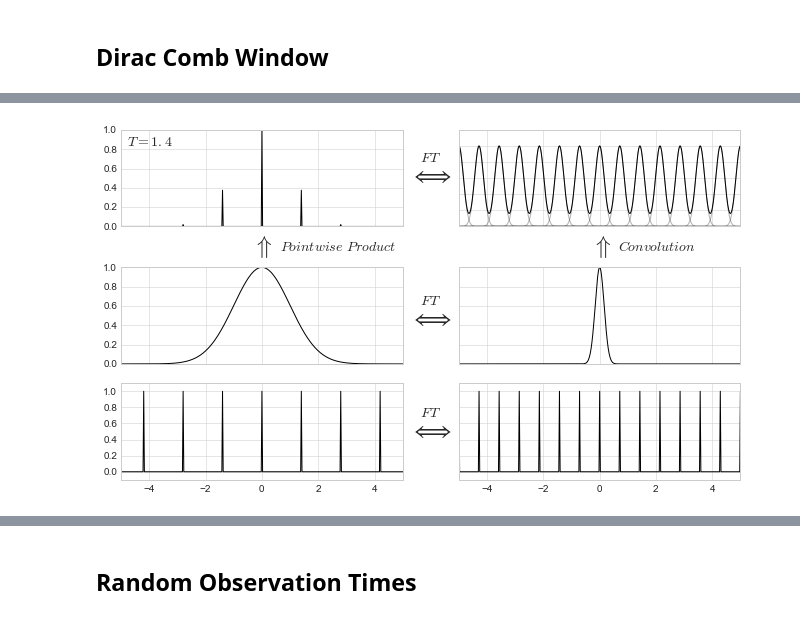
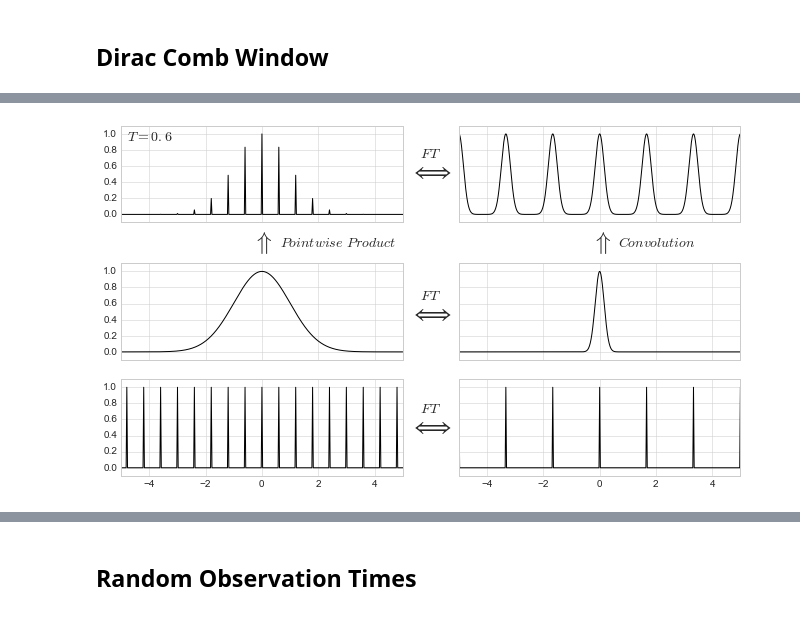
Before and after one commit to jakevdp/PracticalLombScargle, a Jupyter notebook: figures/WindowFunctions.ipynb, the cells around one changed output, grey strips where cells are left out. Drawn from its saved outputs; the diff is of its cells as text; code cells hidden in the pictures.

Commit message:
Clean up window figure code

```diff
--- a/figures/WindowFunctions.ipynb
+++ b/figures/WindowFunctions.ipynb
@@ -45,7 +45,7 @@ def tophat_func(width, height=None, center=0, xmin=None, xmax=None):
              [0, 0, height, height, 0, 0])
 # %%
 def FT_plotgrid(sharex='col', sharey='col'):
-    fig, ax = plt.subplots(3, 2, figsize=(10, 6), sharex='col')
+    fig, ax = plt.subplots(3, 2, figsize=(10, 6), sharex=sharex, sharey=sharey)
     fig.subplots_adjust(left=0.09, bottom=0.09, right=0.95, top=0.85)
     for axi in ax[0]:
         left, bottom, width, height = axi.get_position().bounds
@@ -170,50 +166,5 @@ fig.savefig('fig07_comb_window_1.pdf')
-# %%
-fig, ax = FT_plotgrid()
-
-sigma_t = 1
-sigma_f = 1. / (2 * np.pi * sigma_t)
-def func(t):
-    return np.exp(-0.5 * (t / sigma_t) ** 2)
-def func_FT(f):
-    return np.exp(-0.5 * (f / sigma_f) ** 2)
-
-t = np.linspace(-5, 5, 1000)
-f = np.linspace(-5, 5, 1000)
-
-T_samp = 1.4
-
-t_comb = T_samp * np.arange(-5 // T_samp, 5 // T_samp + 1)
-f_comb = 1. / T_samp * np.arange(-5 // (1. / T_samp), 5. / (1. / T_samp) + 1)
-
-y_true = func(t)
-yhat_true = func_FT(f)
-
-# Upper left panel: The windowed function
-ax[0, 0].plot(*delta_funcs(t_comb, func(t_comb)), '-k')
-ax[0, 0].text(0.02, 0.96, '$T = {0:.1f}$'.format(T_samp),
-              ha='left', va='top', transform=ax[0, 0].transAxes, size=14)
-
-# Upper right panel: The Fourier Transform
-ax[0, 1].plot(f, func_FT(f[:, None] - f_comb), '-k', alpha=0.3)
-ax[0, 1].plot(f, func_FT(f - f_comb[:, None]).sum(0), '-k')
-
-for axi in ax[:, 1]:
-    axi.yaxis.set_major_formatter(plt.NullFormatter())
-
-# Lower left panels: signal and window
-ax[1, 0].plot(t, y_true, '-k')
-
-ax[2, 0].plot(*delta_funcs(t_comb), '-k')
-ax[2, 0].set(xlim=(-5, 5),
-             ylim=(-0.1, 1.1))
-
-# Lower right panels: signal and window transforms
-ax[1, 1].plot(f, yhat_true, '-k')
-
-ax[2, 1].plot(*delta_funcs(f_comb), '-k')
-ax[2, 1].set(xlim=(-5, 5),
-             ylim=(-0.1, 1.1))
-
-fig.savefig('fig08_comb_window_2.pdf')
-# %% [output]
-[figure, removed]
+# %%
+fig = plot_dirac_comb(T_samp=0.6)
+fig.savefig('fig07_comb_window_1.pdf')
+# %% [output]
+[figure, added]
```
Also changed, not shown: parts of 6 cells of this notebook, 5 other files.
